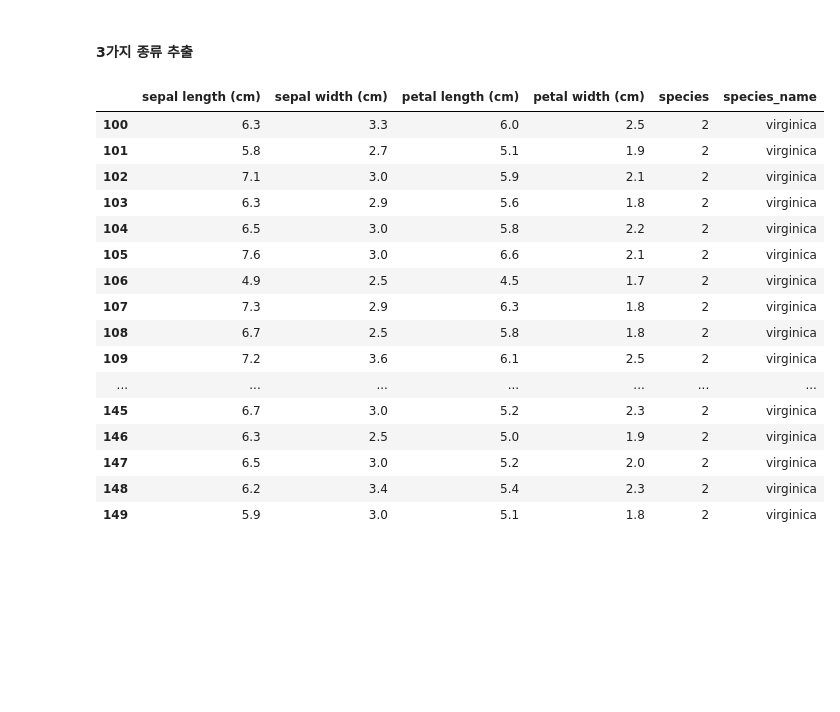
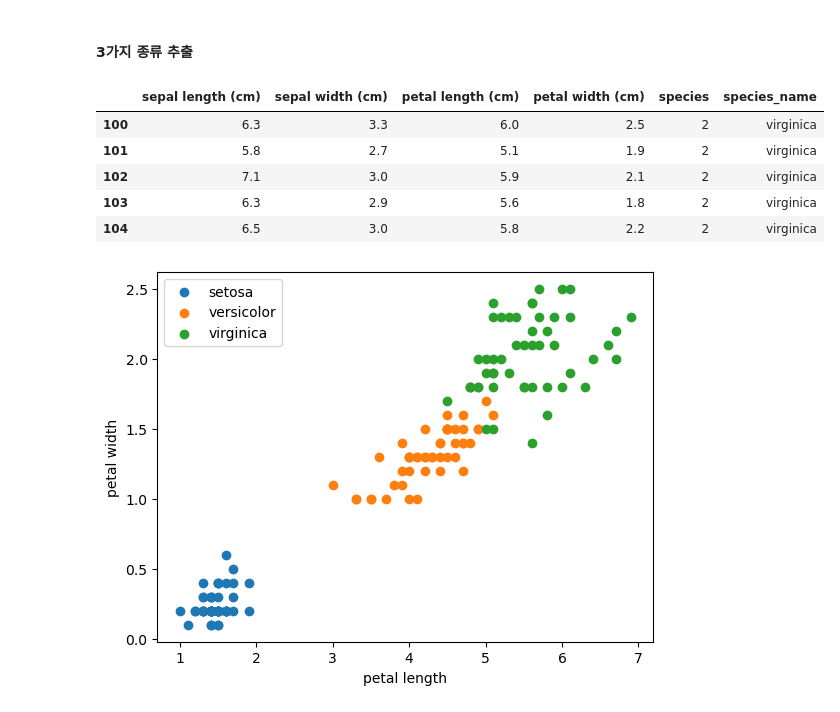
Before and after one commit to augustjoojoo/playdata_24_2, a Jupyter notebook: 06_ML/01_지도학습/01_내장데이터샘플_붓꽃데이터.ipynb, the cells around one changed output. Drawn from its saved outputs; the diff is of its cells as text; code cells hidden in the pictures; blank space fills up the shorter version.

```diff
--- a/06_ML/01_지도학습/01_내장데이터샘플_붓꽃데이터.ipynb
+++ b/06_ML/01_지도학습/01_내장데이터샘플_붓꽃데이터.ipynb
@@ -180,25 +180,24 @@ import matplotlib.pyplot as plt
 # %%
 df_setosa = df[df['species_name']=='setosa']
 df_versicolor = df[df['species_name']=='versicolor']
 df_virginica = df[df['species_name']=='virginica']
 df_setosa
 df_versicolor
-df_virginica
+df_virginica.head()
 # %% [output]
 |  | sepal length (cm) | sepal width (cm) | petal length (cm) | petal width (cm) | species | species_name |
 | 100 | 6.3 | 3.3 | 6.0 | 2.5 | 2 | virginica |
 | 101 | 5.8 | 2.7 | 5.1 | 1.9 | 2 | virginica |
 | 102 | 7.1 | 3.0 | 5.9 | 2.1 | 2 | virginica |
 | 103 | 6.3 | 2.9 | 5.6 | 1.8 | 2 | virginica |
 | 104 | 6.5 | 3.0 | 5.8 | 2.2 | 2 | virginica |
-| 105 | 7.6 | 3.0 | 6.6 | 2.1 | 2 | virginica |
-| 106 | 4.9 | 2.5 | 4.5 | 1.7 | 2 | virginica |
-| 107 | 7.3 | 2.9 | 6.3 | 1.8 | 2 | virginica |
-| 108 | 6.7 | 2.5 | 5.8 | 1.8 | 2 | virginica |
-| 109 | 7.2 | 3.6 | 6.1 | 2.5 | 2 | virginica |
-| ... | ... | ... | ... | ... | ... | ... |
-| 145 | 6.7 | 3.0 | 5.2 | 2.3 | 2 | virginica |
-| 146 | 6.3 | 2.5 | 5.0 | 1.9 | 2 | virginica |
-| 147 | 6.5 | 3.0 | 5.2 | 2.0 | 2 | virginica |
-| 148 | 6.2 | 3.4 | 5.4 | 2.3 | 2 | virginica |
-| 149 | 5.9 | 3.0 | 5.1 | 1.8 | 2 | virginica |
+# %%
+plt.scatter(df_setosa.iloc[:, 2], df_setosa.iloc[:, 3])
+plt.scatter(df_versicolor.iloc[:, 2], df_versicolor.iloc[:, 3])
+plt.scatter(df_virginica.iloc[:, 2], df_virginica.iloc[:, 3])
+plt.xlabel("petal length")
+plt.ylabel("petal width")
+plt.legend(["setosa","versicolor","virginica"])
+plt.show()
+# %% [output]
+[figure, added]
```
